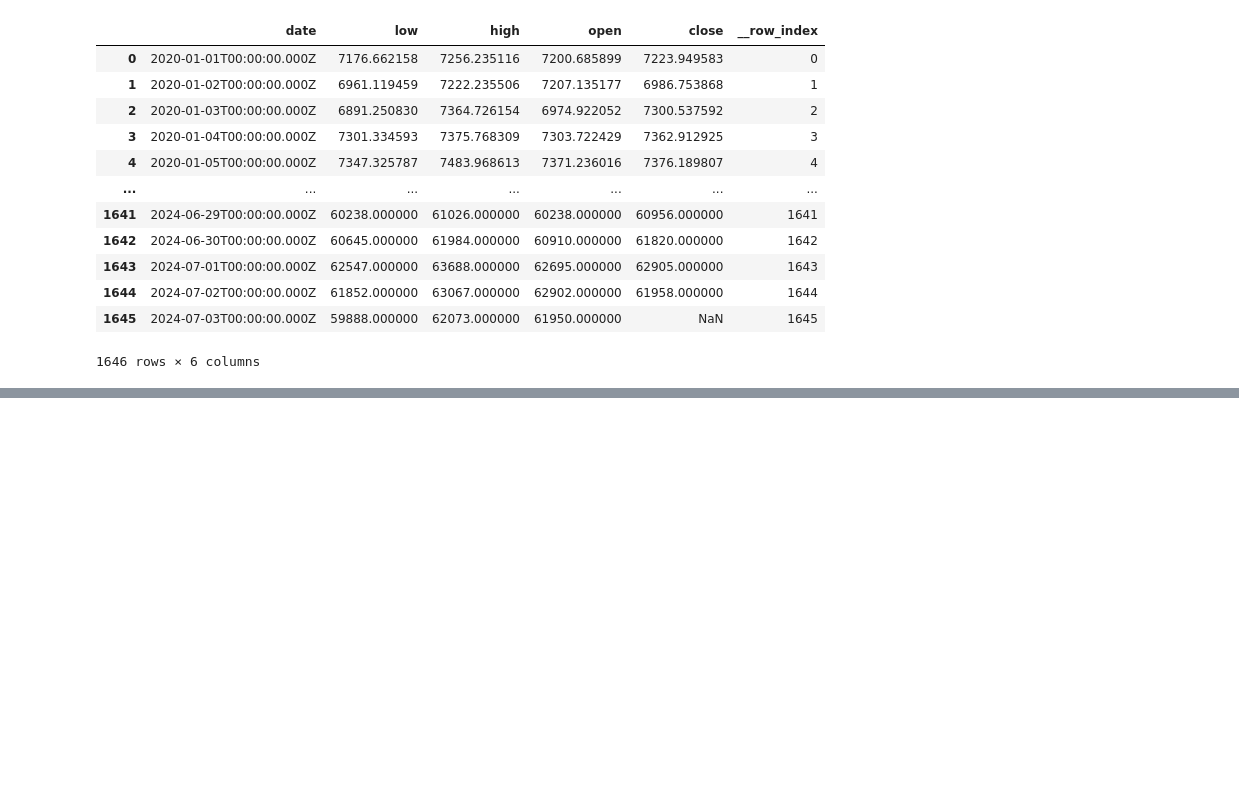
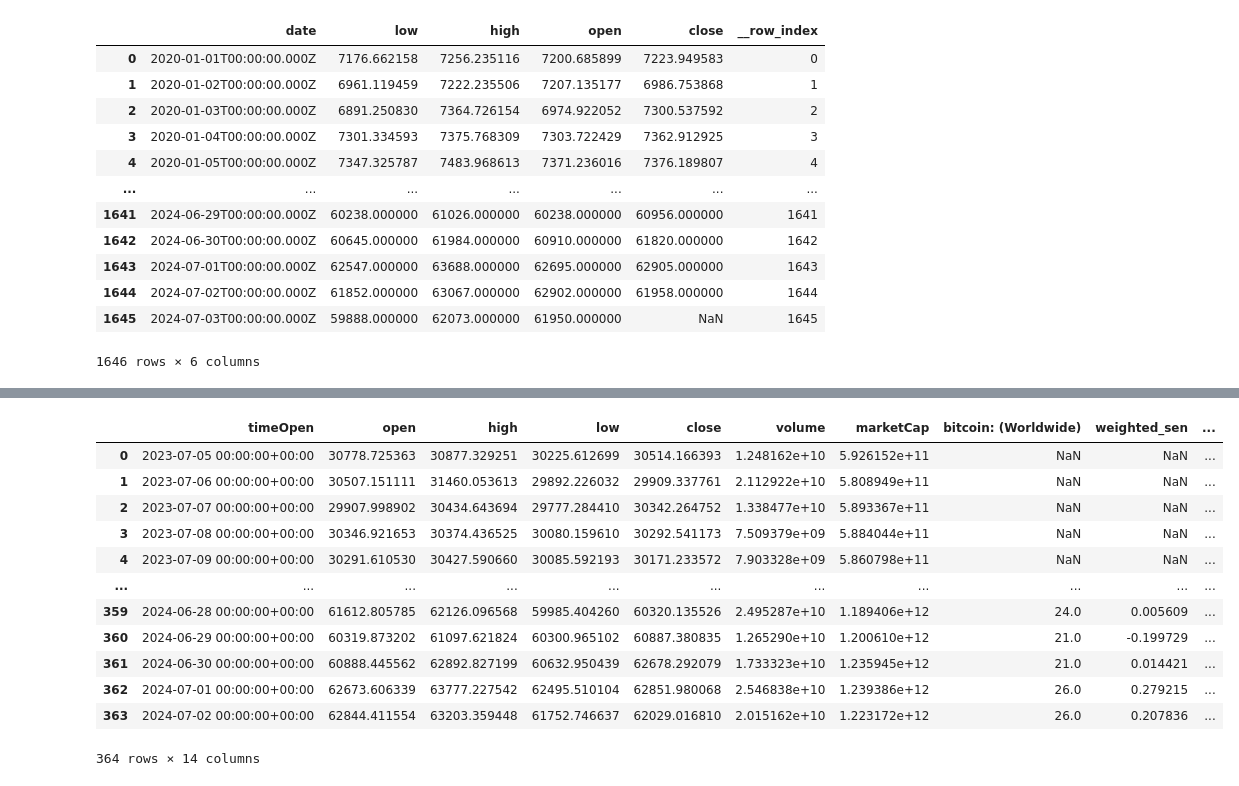
Before and after one commit to NumericCamel/Crypto, a Jupyter notebook: PriceData.ipynb, the cells around one changed output, grey strips where cells are left out. Cells and saved outputs as stored; diff of their text form; code cells hidden in the pictures; blank space fills up the shorter version.

```diff
--- a/PriceData.ipynb
+++ b/PriceData.ipynb
@@ -178,0 +210,14 @@ btc_data
+# %%
+btc_all = pd.read_csv('bitcoin_all.csv', delimiter=';')
+gtrends = pd.read_csv('gtrends.csv', header=1)
+reddit = pd.read_csv('reddit_sentiment.csv')
+gtrends.Day = pd.to_datetime(gtrends.Day, utc=True)
+reddit.date_posted = pd.to_datetime(reddit.date_posted, utc=True)
+columns_to_convert = ['timeOpen', 'timeClose', 'timeHigh', 'timeLow', 'timestamp']
+btc_all[columns_to_convert] = btc_all[columns_to_convert].apply(lambda col: pd.to_datetime(col, utc=True))
+btc_all = btc_all.sort_values('timestamp').reset_index(drop=True)
+btc_all = btc_all.drop('name', axis=1)
+btc_all = pd.merge(btc_all, gtrends, left_on='timeOpen', right_on='Day', how='left')
+btc_all = pd.merge(btc_all, reddit, left_on='timeOpen', right_on='date_posted', how='left')
+btc_all = btc_all[['timeOpen', 'open', 'high', 'low', 'close', 'volume', 'marketCap', 'bitcoin: (Worldwide)', 'weighted_sen']]
+btc_all
@@ -178,0 +238,39 @@ btc_data
+# %%
+from sklearn.preprocessing import MinMaxScaler
+btc_ai = btc_all.copy()
+
+
+# Calculate Volatility
+def calculate_volatility(prices_df):
+    prices_df['return'] = prices_df['close'].pct_change()
+    volatility_df = prices_df['return'].rolling(window=30).std() * np.sqrt(30)  # Monthly volatility
+    scaler = MinMaxScaler((0, 100))
+    prices_df['volatility_score'] = scaler.fit_transform(volatility_df.values.reshape(-1, 1))
+    return prices_df
+
+# Normalize
+def normalize(volume_df, column):
+    scaler = MinMaxScaler((0, 100))
+    volume_df[f'{column}_normal'] = scaler.fit_transform(volume_df[[column]])
+    return volume_df
+
+
+btc_ai = calculate_volatility(btc_ai)
+btc_ai = normalize(btc_ai, 'volume')
+btc_ai = normalize(btc_ai, 'bitcoin: (Worldwide)')
+btc_ai = normalize(btc_ai, 'weighted_sen')
+btc_ai
+# %% [output]
+|  | timeOpen | open | high | low | close | volume | marketCap | bitcoin: (Worldwide) | weighted_sen | ... |
+| 0 | 2023-07-05 00:00:00+00:00 | 30778.725363 | 30877.329251 | 30225.612699 | 30514.166393 | 1.248162e+10 | 5.926152e+11 | NaN | NaN | ... |
+| 1 | 2023-07-06 00:00:00+00:00 | 30507.151111 | 31460.053613 | 29892.226032 | 29909.337761 | 2.112922e+10 | 5.808949e+11 | NaN | NaN | ... |
+| 2 | 2023-07-07 00:00:00+00:00 | 29907.998902 | 30434.643694 | 29777.284410 | 30342.264752 | 1.338477e+10 | 5.893367e+11 | NaN | NaN | ... |
+| 3 | 2023-07-08 00:00:00+00:00 | 30346.921653 | 30374.436525 | 30080.159610 | 30292.541173 | 7.509379e+09 | 5.884044e+11 | NaN | NaN | ... |
+| 4 | 2023-07-09 00:00:00+00:00 | 30291.610530 | 30427.590660 | 30085.592193 | 30171.233572 | 7.903328e+09 | 5.860798e+11 | NaN | NaN | ... |
+| ... | ... | ... | ... | ... | ... | ... | ... | ... | ... | ... |
+| 359 | 2024-06-28 00:00:00+00:00 | 61612.805785 | 62126.096568 | 59985.404260 | 60320.135526 | 2.495287e+10 | 1.189406e+12 | 24.0 | 0.005609 | ... |
+| 360 | 2024-06-29 00:00:00+00:00 | 60319.873202 | 61097.621824 | 60300.965102 | 60887.380835 | 1.265290e+10 | 1.200610e+12 | 21.0 | -0.199729 | ... |
+| 361 | 2024-06-30 00:00:00+00:00 | 60888.445562 | 62892.827199 | 60632.950439 | 62678.292079 | 1.733323e+10 | 1.235945e+12 | 21.0 | 0.014421 | ... |
+| 362 | 2024-07-01 00:00:00+00:00 | 62673.606339 | 63777.227542 | 62495.510104 | 62851.980068 | 2.546838e+10 | 1.239386e+12 | 26.0 | 0.279215 | ... |
+| 363 | 2024-07-02 00:00:00+00:00 | 62844.411554 | 63203.359448 | 61752.746637 | 62029.016810 | 2.015162e+10 | 1.223172e+12 | 26.0 | 0.207836 | ... |
+364 rows × 14 columns
```
Also changed, not shown: parts of 9 cells of this notebook, 9 other files.
